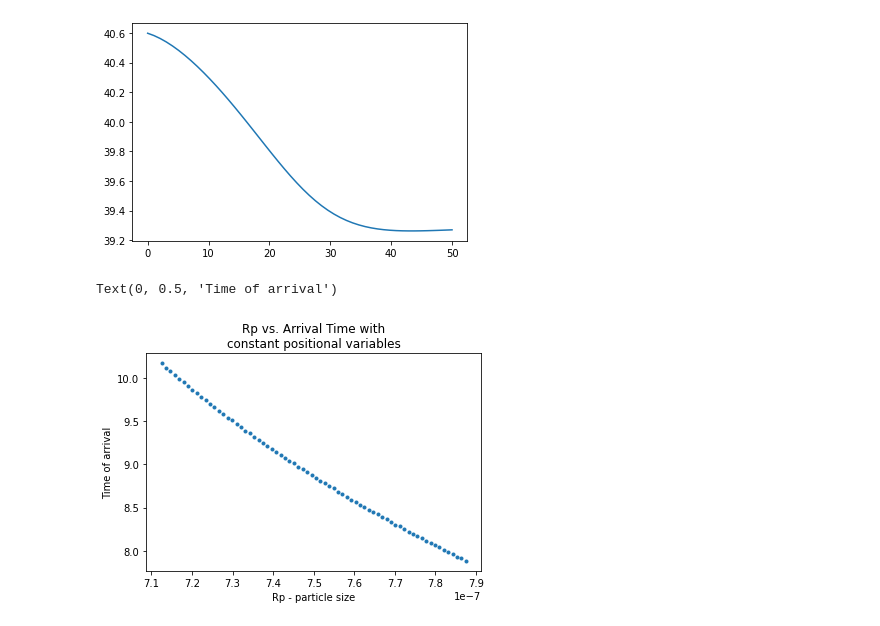
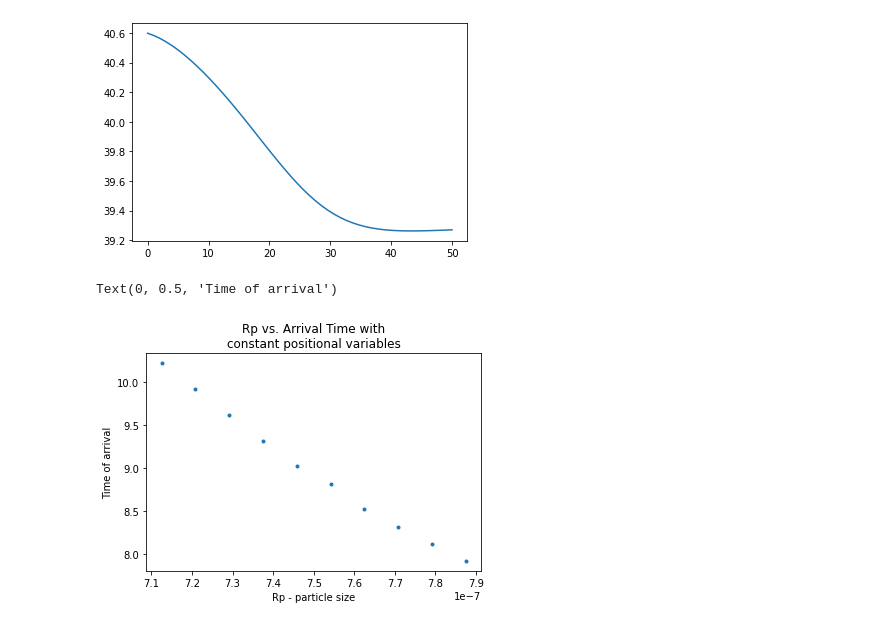
Before and after one commit to Hi-Tree/WGM_Forces, a Jupyter notebook: ode.ipynb, the cells around one changed output. Drawn from its saved outputs; the diff is of its cells as text; code cells hidden in the pictures.

```diff
--- a/ode.ipynb
+++ b/ode.ipynb
@@ -37,3 +37,23 @@ stdevTildaV = (4*kbt*(par['Rr']**3))/(3*(2.92291e-8)*(par['Rp']**3)*lambd)
 vavgTilda = np.sqrt(stdevTildaV)
 
 eta = (0.00700175*M)/(vavgTilda*6*np.pi*(par['Rp'])*tao)#Eta is for Average Rp and Average velocity for all cartesian directions
+# %%
+def rand(N):
+    Results = pd.DataFrame(columns=['rand_x','rand_y','rand_z','rho_','theta_','phi_','dRho_','dTheta_','dPhi_','Rp_','gamma_','time_'])
+    vx=-0.001421
+    vy=0.006615
+    vz=0.00112
+    rho=39.351469
+    theta=1.654382
+    phi=4.081736
+    drho=-0.004582
+    dtheta = vx*np.cos(theta)*np.cos(phi)+vy*np.cos(theta)*np.sin(phi)-vz*np.sin(theta)
+    dphi = vy*np.cos(phi)-vx*np.sin(phi)
+    Rp = np.linspace(7.5*10**(-7) - 3.75*10**(-8), 7.5*10**(-7) + 3.75*10**(-8),N)
+    m = (4/3) * np.pi * (Rp**3) *1040
+    gamma = (6 * np.pi * eta * tao * Rp)/m
+    while Results.count()[0] != N:
+        Results = pd.concat([pd.DataFrame([[vx, vy, vz, rho, theta, phi, drho, dtheta, dphi, None, None, None]],columns = Results.columns),Results],ignore_index = True)
+    Results['Rp_']=Rp
+    Results['gamma_']=gamma
+    return Results
@@ -88,7 +108,7 @@ def solve(Results):
     g = pd.DataFrame(columns=["rho", "time","Rp_"])
 
     j = 0
-    time = np.linspace(0,50,300)
+    time = np.linspace(0,50,500)
     while j != len(Results.index):
         gamma_ = Results['gamma_'][j]
         Rp_ = Results['Rp_'][j]
@@ -98,7 +118,7 @@ def solve(Results):
 
         k["rho"] = sol[:,0]
         k["time"] = time
-        k["Rp_"] = [Rp_]*300
+        k["Rp_"] = [Rp_]*500
         k = k[k.rho <= 39.107+Rp_].head(1)
         g = pd.concat([k, g],ignore_index = True)
         k = pd.DataFrame(columns=["rho", "time","Rp_"])
@@ -146,12 +166,12 @@ plt.show()
 # %% [output]
 [figure]
 # %%
-F = randomized(70)
+F = rand(10)
 z = solve(F)[0]
 plt.plot(z["Rp_"],z["time"],".")
 plt.title("Rp vs. Arrival Time with\nconstant positional variables")
 plt.xlabel("Rp - particle size")
 plt.ylabel("Time of arrival")
 # %% [output]
 Text(0, 0.5, 'Time of arrival')
-[figure, old version]
+[figure, new version]
```
Also changed, not shown: parts of 5 cells of this notebook.
